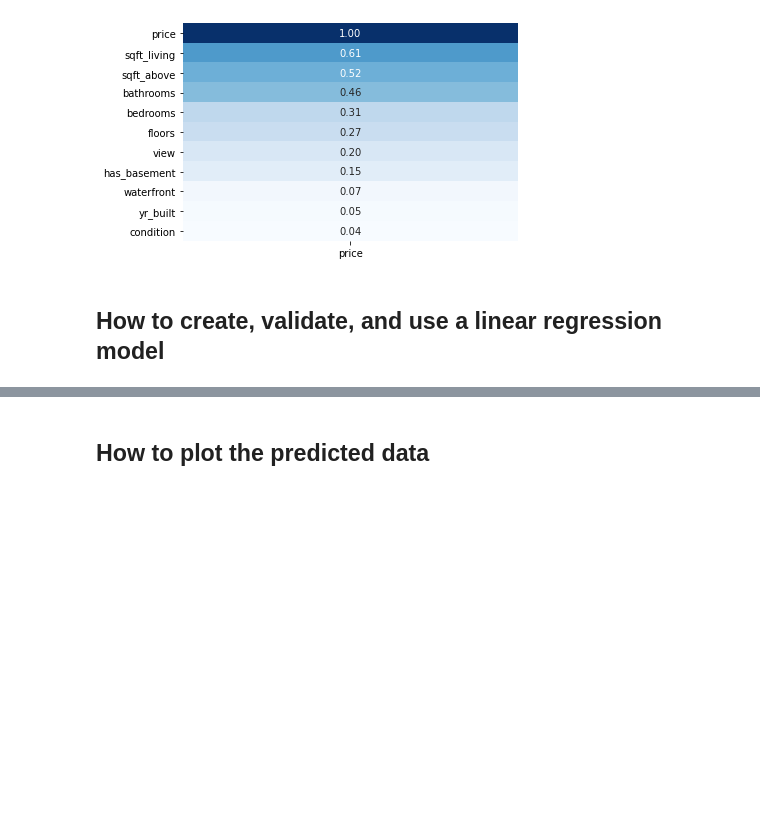
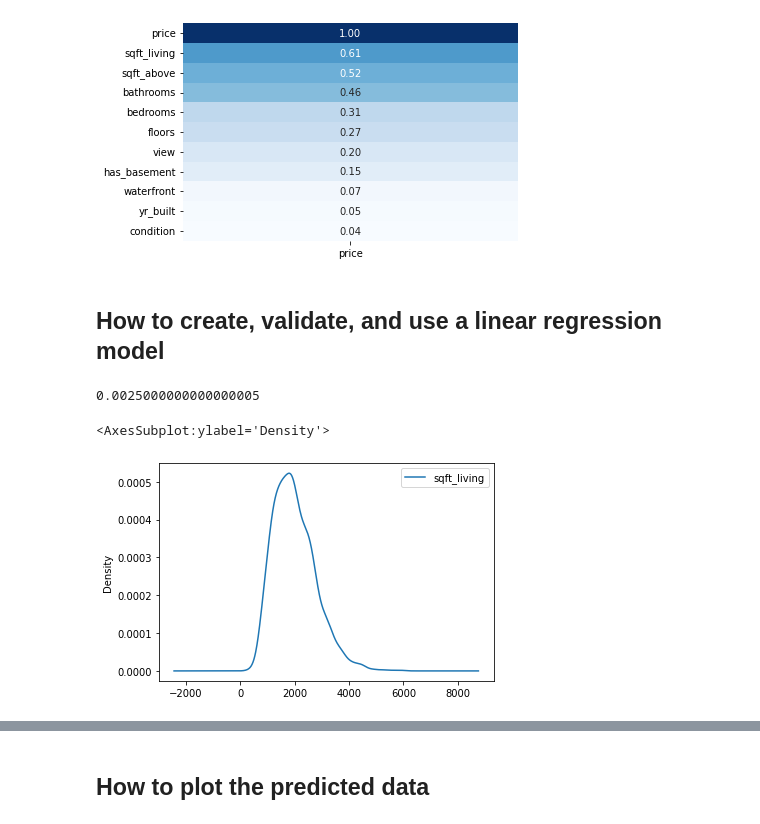
Before and after one commit to hekaplex/2022_01_DSI_WD, a Jupyter notebook: drew.minkin@divergence.one/py/Murach_python_analysis/examples/ch10/ch10_examples.ipynb, the cells around one changed output, grey strips where cells are left out. Drawn from its saved outputs; the diff is of its cells as text; code cells hidden in the pictures; blank space fills up the shorter version.

```diff
--- a/drew.minkin@divergence.one/py/Murach_python_analysis/examples/ch10/ch10_examples.ipynb
+++ b/drew.minkin@divergence.one/py/Murach_python_analysis/examples/ch10/ch10_examples.ipynb
@@ -114,3 +126,8 @@ sns.heatmap(data=housing.corr()[['price']].sort_values(by='price', ascending=Fal
 # %%
 from sklearn.model_selection import train_test_split
 from sklearn.linear_model import LinearRegression
+# %%
+#r-squared = coeficient of determination
+0.05**2
+# %% [output]
+0.0025000000000000005
@@ -116,0 +139,5 @@ from sklearn.linear_model import LinearRegression
+# %%
+x_train.plot.kde()
+# %% [output]
+<AxesSubplot:ylabel='Density'>
+[figure, added]
```
Also changed, not shown: parts of 33 cells of this notebook, 2 other files.
